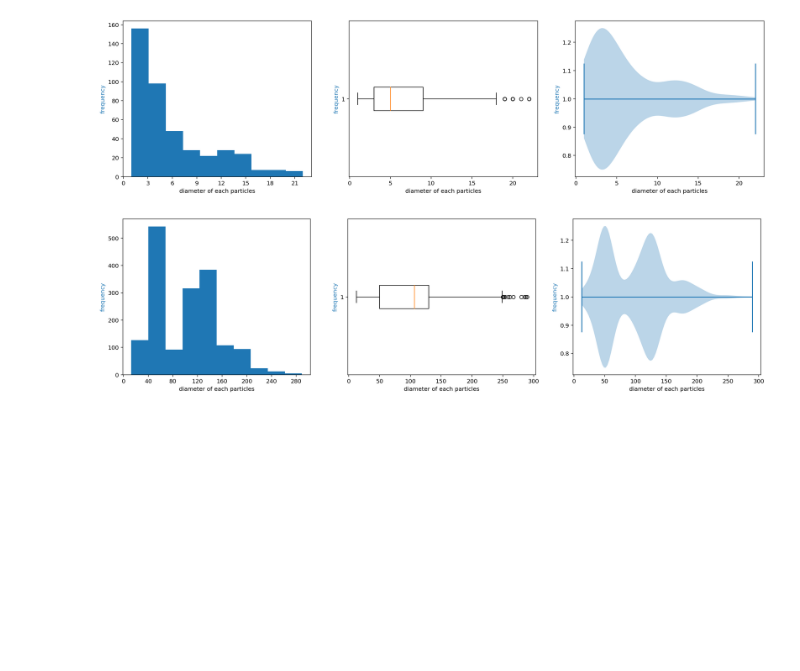
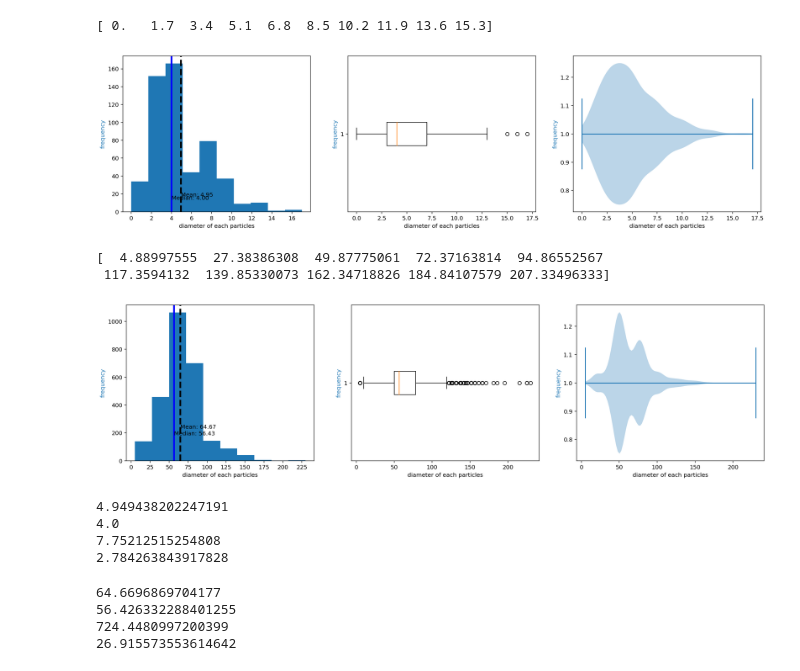
Before and after one commit to baotriet/OIP_FinalProject, a Jupyter notebook: OIP_FinalProject/OIP_FinalProject_Part2.ipynb, the cells around one changed output. Drawn from its saved outputs; the diff is of its cells as text; code cells hidden in the pictures; blank space fills up the shorter version.

Commit message:
concatenate array and correct typo

```diff
--- a/OIP_FinalProject/OIP_FinalProject_Part2.ipynb
+++ b/OIP_FinalProject/OIP_FinalProject_Part2.ipynb
@@ -42,6 +27,6 @@ def add_diff_array(A, B):
 # %%
 particles_frequency_001 = np.load('./images/dataset/001_particles.npy')
-diamter_frequency_001 = np.load('./images/dataset/001_diameter.npy')
+diameter_frequency_001 = np.load('./images/dataset/001_diameter.npy')
 # %%
 particles_frequency_006 = np.load('./images/dataset/006_particles.npy')
-diamter_frequency_006 = np.load('./images/dataset/006_diameter.npy')
+diameter_frequency_006 = np.load('./images/dataset/006_diameter.npy')
@@ -51,3 +33,6 @@ diamter_frequency = add_diff_array(diamter_frequency_001,diamter_frequency_006)
+# %%
+particles_frequency = np.concatenate((particles_frequency_001,particles_frequency_006))
+diameter_frequency = np.concatenate((diameter_frequency_001,diameter_frequency_006))
 # %%
 from matplotlib.ticker import MaxNLocator
 
@@ -56,13 +41,19 @@ def plot_result(result, xlabel='x', ylabel='y'):
     ax[0].set_xlabel(xlabel)
     ax[0].set_ylabel(ylabel, color='tab:blue')
     ax[0].xaxis.set_major_locator(MaxNLocator(integer=True))
+    ax[0].axvline(np.mean(result), color='k', linestyle='--', linewidth=3)
+    ax[0].axvline(np.median(result), color='b', linestyle='-', linewidth=3)
+    ax[0].text(np.mean(result), np.amax(result), 'Mean: {:.2f}'.format(np.mean(result)))
+    ax[0].text(np.median(result), np.amax(result)*0.8, 'Median: {:.2f}'.format(np.median(result)))
 
     counts, bins = np.histogram(result)
+    print(bins[:-1])
     ax[0].hist(bins[:-1], bins, weights=counts)
 
     ax[1].set_xlabel(xlabel)
     ax[1].set_ylabel(ylabel, color='tab:blue')
     ax[1].boxplot(result, vert=False)
+
     ax[2].set_xlabel(xlabel)
     ax[2].set_ylabel(ylabel, color='tab:blue')
     ax[2].violinplot(result, vert=False)
@@ -70,8 +61,11 @@ def plot_result(result, xlabel='x', ylabel='y'):
 # %%
 plot_result(particles_frequency, xlabel='diameter of each particles', ylabel='frequency')
 # %% [output]
+[ 0.   1.7  3.4  5.1  6.8  8.5 10.2 11.9 13.6 15.3]
-[figure, old version]
+[figure, new version]
 # %%
-plot_result(diamter_frequency, xlabel='diameter of each particles', ylabel='frequency')
+plot_result(diameter_frequency, xlabel='diameter of each particles', ylabel='frequency')
 # %% [output]
+[  4.88997555  27.38386308  49.87775061  72.37163814  94.86552567
+ 117.3594132  139.85330073 162.34718826 184.84107579 207.33496333]
-[figure, old version]
+[figure, new version]
@@ -77,0 +79,14 @@ plot_result(diamter_frequency, xlabel='diameter of each particles', ylabel='freq
+# %%
+statistic(particles_frequency)
+# %% [output]
+4.949438202247191
+4.0
+7.75212515254808
+2.784263843917828
+# %%
+statistic(diameter_frequency)
+# %% [output]
+64.6696869704177
+56.426332288401255
+724.4480997200399
+26.915573553614642
```
Also changed, not shown: parts of 4 cells of this notebook.
